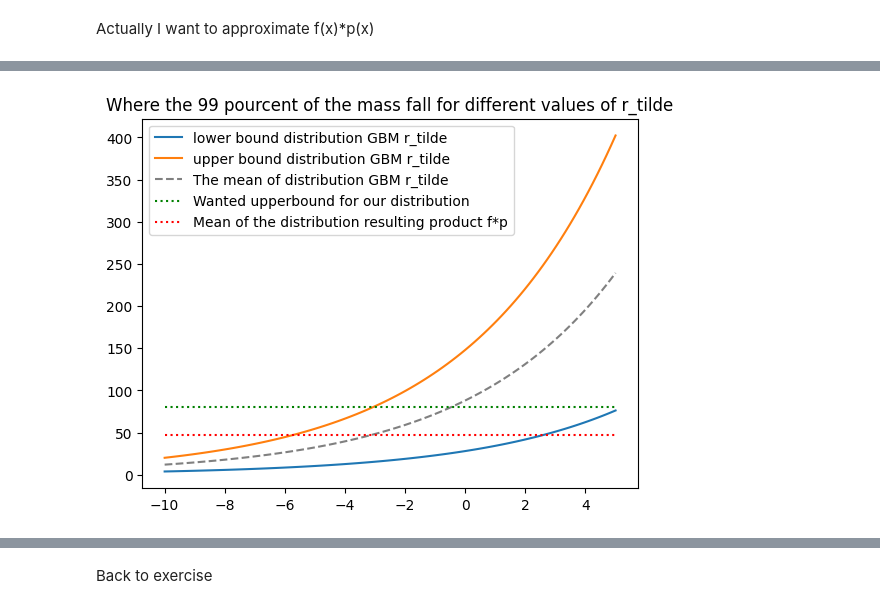
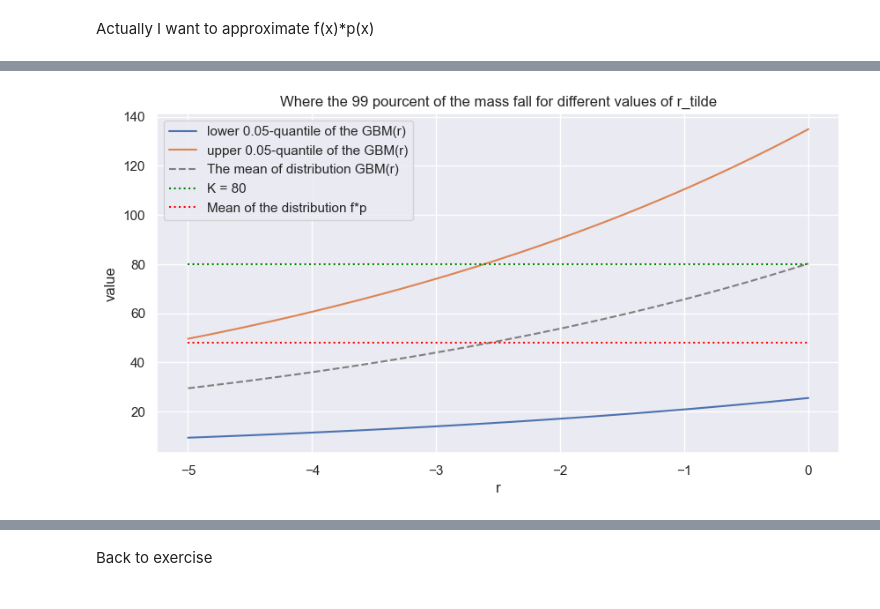
Before and after one commit to Drykx/Monte-Carlo-Project, a Jupyter notebook: Raport.ipynb, the cells around one changed output, grey strips where cells are left out. Saved outputs shown, nothing was run; the diff lists cells and outputs as text; code cells hidden in the pictures.

```diff
--- a/Raport.ipynb
+++ b/Raport.ipynb
@@ -613,5 +676,5 @@ First dimension 1, i.e. m=1
 # %%
-K, S0, r, T, I_market = 80, 100, 0.05, 0.2, 22
+K, S0, r, T, I_market = 80, 70, 0.05, 0.2, 22
 sigma = 0.8
 
 mu_N = np.log(S0) + (r-0.5*sigma**2) * T
@@ -638,7 +701,7 @@ alpha = 0.05
 q = st.lognorm.ppf(1-alpha, scale = np.exp(mu_N), s = sd_N)
 print(f" There is a {alpha} probability that the GBM is bigger than {q} with r = {r}")
 
-r_tilde = -3.7
+r_tilde = -2.6
 
 mu_N_tilde = np.log(S0) + (r_tilde-0.5*sigma**2) * T
 
@@ -693,7 +734,7 @@ plt.show()
 # %% [markdown]
 Actually I want to approximate f(x)*p(x)
 # %%
-K, S0, r, T, I_market = 80, 100, 0.05, 0.2, 22
+K, S0, r, T, I_market = 80, 70, 0.05, 0.2, 22
 sigma = 0.8
 
 x = np.linspace(-50,150,100)
@@ -703,15 +744,15 @@ mu_N = np.log(S0) + (r-0.5*sigma**2) * T
 z = st.lognorm.pdf(x, scale = np.exp(mu_N), s = sd_N)
 g = z * y
 
-r_values = [0.05,-1,-3.7,-5,]
+r_values = [0.05,-1.5,-2.6,-3.5]
 
-fig, axes = plt.subplots(2,2,figsize=(15, 10))
+fig, axes = plt.subplots(2,2,figsize=(10, 5))
 
 for i, r in enumerate(r_values):
     mu_N_tilde = np.log(S0) + (r-0.5*sigma**2) * T
     z_tilde = st.lognorm.pdf(x, scale = np.exp(mu_N_tilde), s = sd_N)
 
-    axes[i//2,i%2].plot(x,z_tilde, label = f"pdf of GBM r = {r}")
+    axes[i//2,i%2].plot(x,5 *z_tilde, label = f"pdf of GBM r = {r}")
     axes[i//2,i%2].plot(x,g, label = f"product lognormal and lognormal with r=0.05", color= "red")
     axes[i//2,i%2].legend()
     axes[i//2,i%2].set_title(f"r = {r_values[i]}")
@@ -772,16 +765,6 @@ The mean of GBM is 69.32046144915488
 # %%
-x = np.linspace(-50,150,100)
-y = np.exp(-r*T)*np.maximum( 0,(K - x) )
-z = st.lognorm.pdf(x, scale = np.exp(mu_N), s = sd_N)
-g = z * y
-
-plt.plot(x,g, label = f"product lognormal and lognormal with r=0.05", color= "red")
-plt.legend()
-plt.tight_layout()
-plt.show()
-
 # Retrieve the max of f * p, which is in between 0 and 100 and it is the mean of this new pdf called g
-x = np.linspace(0,100,100000)
+x = np.linspace(0,100,1000000)
 y = np.exp(-r*T)*np.maximum( 0,(K - x) )
 
 z = st.lognorm.pdf(x, scale = np.exp(mu_N), s = sd_N)
@@ -795,24 +777,28 @@ The mean of g is 47.139471394713944
 # %%
-r = np.linspace(-10,5,100)
+r = np.linspace(-5,0,100)
 sd_N = np.sqrt( sigma ** 2 * T)
 y1 = []
 y2 = []
 ligne_k = np.full(100,K)
 ligne_mu_g = np.full(100,mu_g)
+
 for i in range(100):
 
     mu_N = np.log(mu_path) + (r[i]-0.5*sigma**2) * T
     y1 = np.append(y1,st.lognorm.ppf(0.01, scale = np.exp(mu_N), s = sd_N))
     y2 = np.append(y2,st.lognorm.ppf(0.99, scale = np.exp(mu_N), s = sd_N))
 
 y3 = (y1+y2)/2
-plt.plot(r,y1, label = "lower bound distribution GBM r_tilde")
-plt.plot(r,y2, label = "upper bound distribution GBM r_tilde")
-plt.plot(r,y3, label = "The mean of distribution GBM r_tilde", color="grey",linestyle='--')
-plt.plot(r,ligne_k, label = "Wanted upperbound for our distribution",color="green",linestyle='dotted')
-plt.plot(r,ligne_mu_g, label = "Mean of the distribution resulting product f*p",color="red",linestyle='dotted')
+plt.figure(figsize=(10, 5))
+plt.plot(r,y1, label = "lower 0.05-quantile of the GBM(r)")
+plt.plot(r,y2, label = "upper 0.05-quantile of the GBM(r)")
+plt.plot(r,y3, label = "The mean of distribution GBM(r)", color="grey",linestyle='--')
+plt.plot(r,ligne_k, label = "K = 80",color="green",linestyle='dotted')
+plt.plot(r,ligne_mu_g, label = "Mean of the distribution f*p",color="red",linestyle='dotted')
 plt.title("Where the 99 pourcent of the mass fall for different values of r_tilde")
+plt.xlabel("r")
+plt.ylabel("value")
 plt.legend()
 plt.show()
 # %% [output]
-[figure, old version]
+[figure, new version]
```
Also changed, not shown: parts of 29 cells of this notebook.
